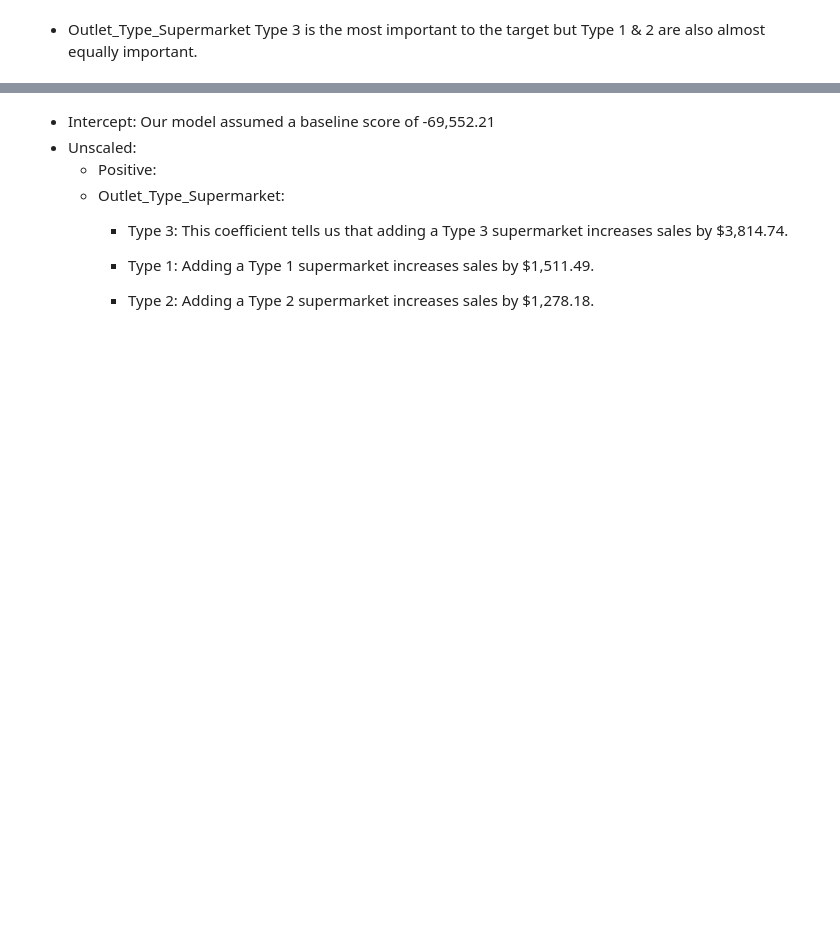
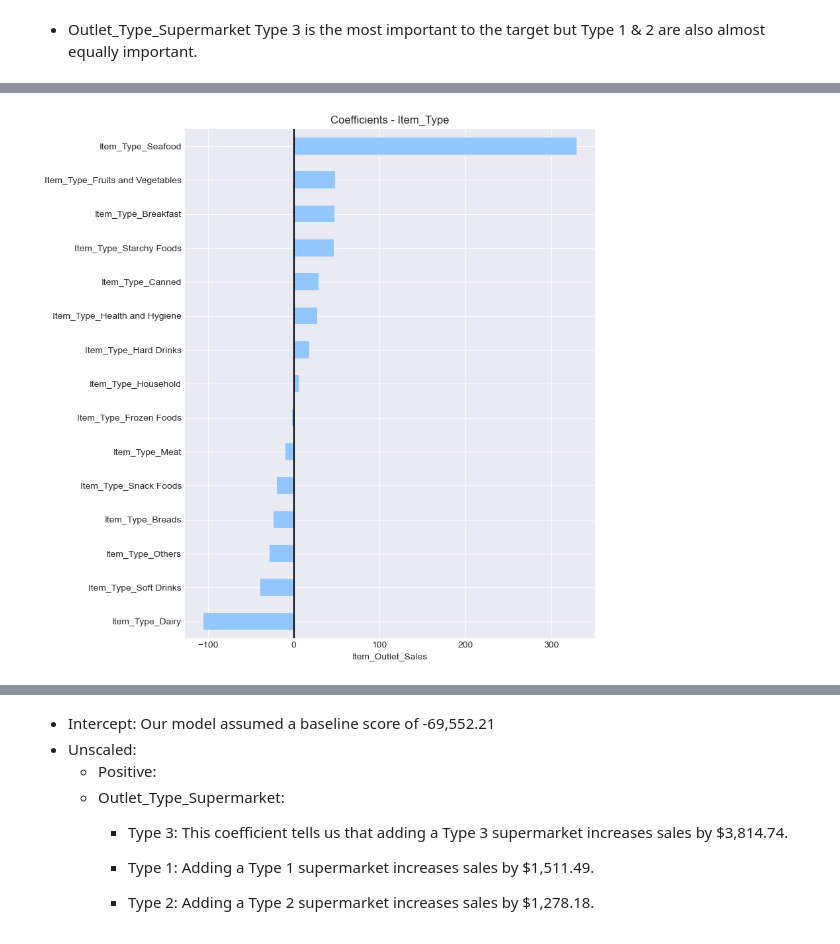
Before and after one commit to CaillahR/Importances-and-Coefficients, a Jupyter notebook: Part 1.ipynb, the cells around one changed output, grey strips where cells are left out. Drawn from its saved outputs; the diff is of its cells as text; code cells hidden in the pictures; blank space fills up the shorter version.

```diff
--- a/Part 1.ipynb
+++ b/Part 1.ipynb
@@ -917,0 +837,4 @@ dtype: float64
+# %%
+# access the .coef_
+coeffs = lin_reg.coef_
+coeffs
@@ -917,0 +877,4 @@ dtype: float64
+# %%
+## Saving the coefficients
+coefs = pd.Series(coeffs, index=lin_reg.feature_names_in_)
+coefs
@@ -929,0 +943,4 @@ fig_gcf
+# %%
+## Get a list of all of the Item_Type columns
+item_types = [i for i in X_train_df.columns if i.startswith('Item_Type')]
+item_types
@@ -929,0 +963,6 @@ fig_gcf
+# %%
+ax = coefs[item_types].sort_values().plot(kind='barh', figsize=(8,10))
+ax.axvline(0, color='k')
+ax.set(xlabel="Item_Outlet_Sales", title="Coefficients - Item_Type");
+# %% [output]
+[figure, added]
```
Also changed, not shown: parts of 128 cells of this notebook, 4 other files.
